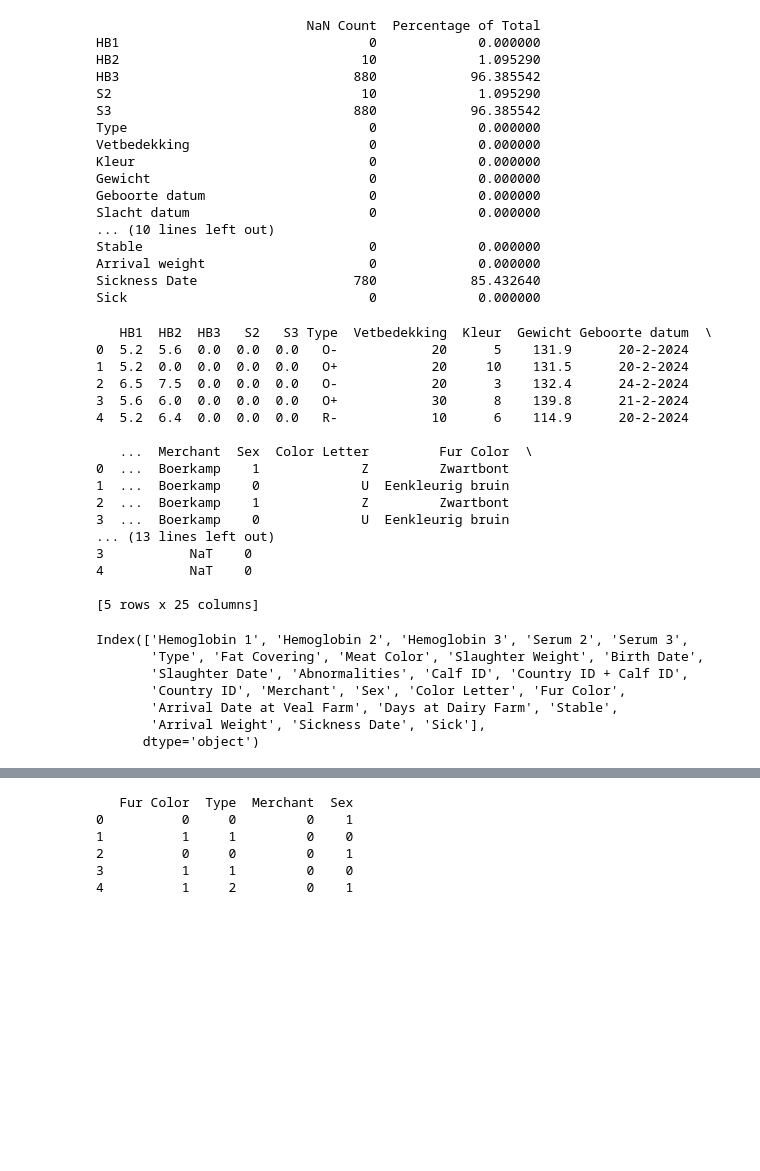
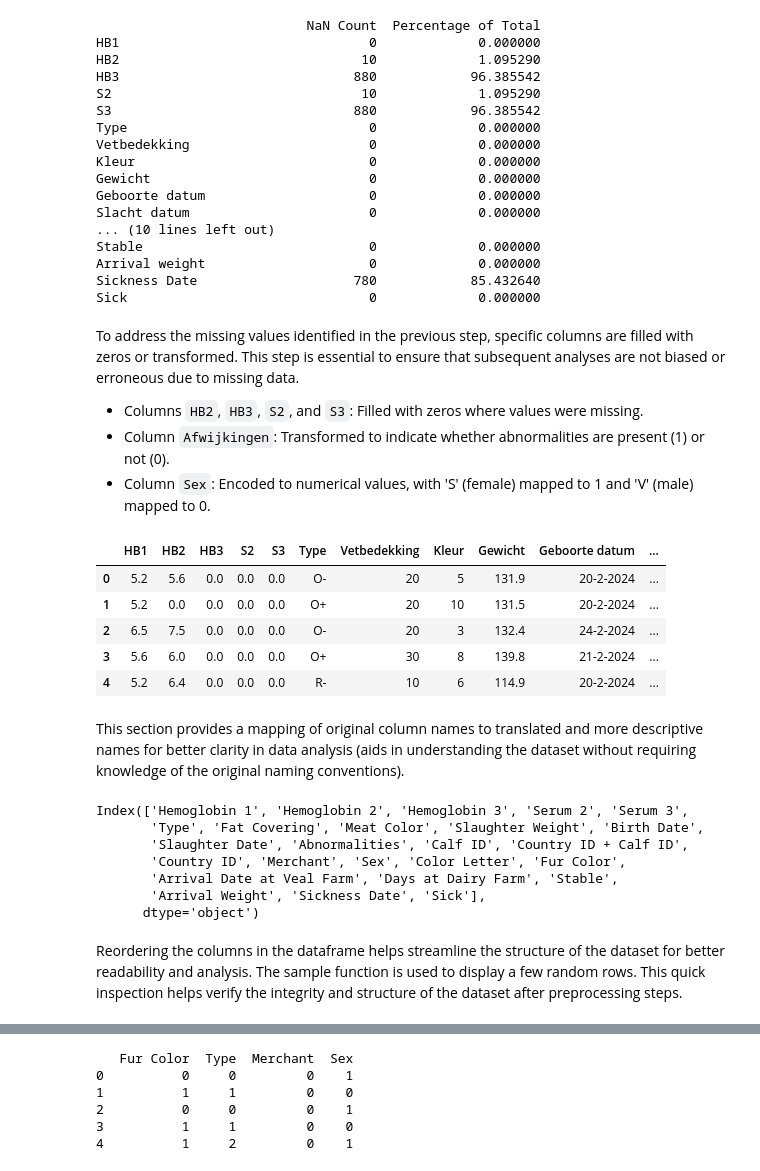
Before and after one commit to AI-Farming-Thewi/cows_analysis, a Jupyter notebook: Farms analysis.ipynb, the cells around one changed output, grey strips where cells are left out. Drawn from its saved outputs; the diff is of its cells as text; code cells hidden in the pictures; blank space fills up the shorter version.

```diff
--- a/Farms analysis.ipynb
+++ b/Farms analysis.ipynb
@@ -389,35 +482,32 @@ Stable                             0             0.000000
 Arrival weight                     0             0.000000
 Sickness Date                    780            85.432640
 Sick                               0             0.000000
+# %% [markdown]
+To address the missing values identified in the previous step, specific columns are filled with zeros or transformed. This step is essential to ensure that subsequent analyses are not biased or erroneous due to missing data.
+
+- Columns `HB2`, `HB3`, `S2`, and `S3`: Filled with zeros where values were missing.
+- Column `Afwijkingen`: Transformed to indicate whether abnormalities are present (1) or not (0).
+- Column `Sex`: Encoded to numerical values, with 'S' (female) mapped to 1 and 'V' (male) mapped to 0.
 # %%
 df_final_cleaned['HB2'] = df_final_cleaned['HB2'].fillna(0)
 df_final_cleaned['HB3'] = df_final_cleaned['HB3'].fillna(0)
 df_final_cleaned['S2'] = df_final_cleaned['S2'].fillna(0)
 df_final_cleaned['S3'] = df_final_cleaned['S3'].fillna(0)
 
 df_final_cleaned['Afwijkingen'] = df_final_cleaned['Afwijkingen'].apply(lambda x: 0 if pd.isna(x) else 1)
 
 df_final_cleaned['Sex'] = df_final_cleaned['Sex'].map({'S': 1, 'V': 0}).astype(int)
 
-print(df_final_cleaned.head())
+df_final_cleaned.head()
 # %% [output]
-   HB1  HB2  HB3   S2   S3 Type  Vetbedekking  Kleur  Gewicht Geboorte datum  \
-0  5.2  5.6  0.0  0.0  0.0   O-            20      5    131.9      20-2-2024
-1  5.2  0.0  0.0  0.0  0.0   O+            20     10    131.5      20-2-2024
-2  6.5  7.5  0.0  0.0  0.0   O-            20      3    132.4      24-2-2024
-3  5.6  6.0  0.0  0.0  0.0   O+            30      8    139.8      21-2-2024
-4  5.2  6.4  0.0  0.0  0.0   R-            10      6    114.9      20-2-2024
-
-   ...  Merchant  Sex  Color Letter         Fur Color  \
-0  ...  Boerkamp    1             Z         Zwartbont
-1  ...  Boerkamp    0             U  Eenkleurig bruin
-2  ...  Boerkamp    1             Z         Zwartbont
-3  ...  Boerkamp    0             U  Eenkleurig bruin
-... (13 lines left out)
-3           NaT    0
-4           NaT    0
-
-[5 rows x 25 columns]
+|  | HB1 | HB2 | HB3 | S2 | S3 | Type | Vetbedekking | Kleur | Gewicht | Geboorte datum | ... |
+| 0 | 5.2 | 5.6 | 0.0 | 0.0 | 0.0 | O- | 20 | 5 | 131.9 | 20-2-2024 | ... |
+| 1 | 5.2 | 0.0 | 0.0 | 0.0 | 0.0 | O+ | 20 | 10 | 131.5 | 20-2-2024 | ... |
+| 2 | 6.5 | 7.5 | 0.0 | 0.0 | 0.0 | O- | 20 | 3 | 132.4 | 24-2-2024 | ... |
+| 3 | 5.6 | 6.0 | 0.0 | 0.0 | 0.0 | O+ | 30 | 8 | 139.8 | 21-2-2024 | ... |
+| 4 | 5.2 | 6.4 | 0.0 | 0.0 | 0.0 | R- | 10 | 6 | 114.9 | 20-2-2024 | ... |
+# %% [markdown]
+This section provides a mapping of original column names to translated and more descriptive names for better clarity in data analysis (aids in understanding the dataset without requiring knowledge of the original naming conventions).
 # %%
 translation_dict = {
     'HB1': 'Hemoglobin 1',
@@ -458,6 +548,8 @@ Index(['Hemoglobin 1', 'Hemoglobin 2', 'Hemoglobin 3', 'Serum 2', 'Serum 3',
        'Arrival Date at Veal Farm', 'Days at Dairy Farm', 'Stable',
        'Arrival Weight', 'Sickness Date', 'Sick'],
       dtype='object')
+# %% [markdown]
+Reordering the columns in the dataframe helps streamline the structure of the dataset for better readability and analysis. The sample function is used to display a few random rows. This quick inspection helps verify the integrity and structure of the dataset after preprocessing steps.
 # %%
 new_column_order = [
     'Country ID + Calf ID',
```
Also changed, not shown: parts of 236 cells of this notebook.
